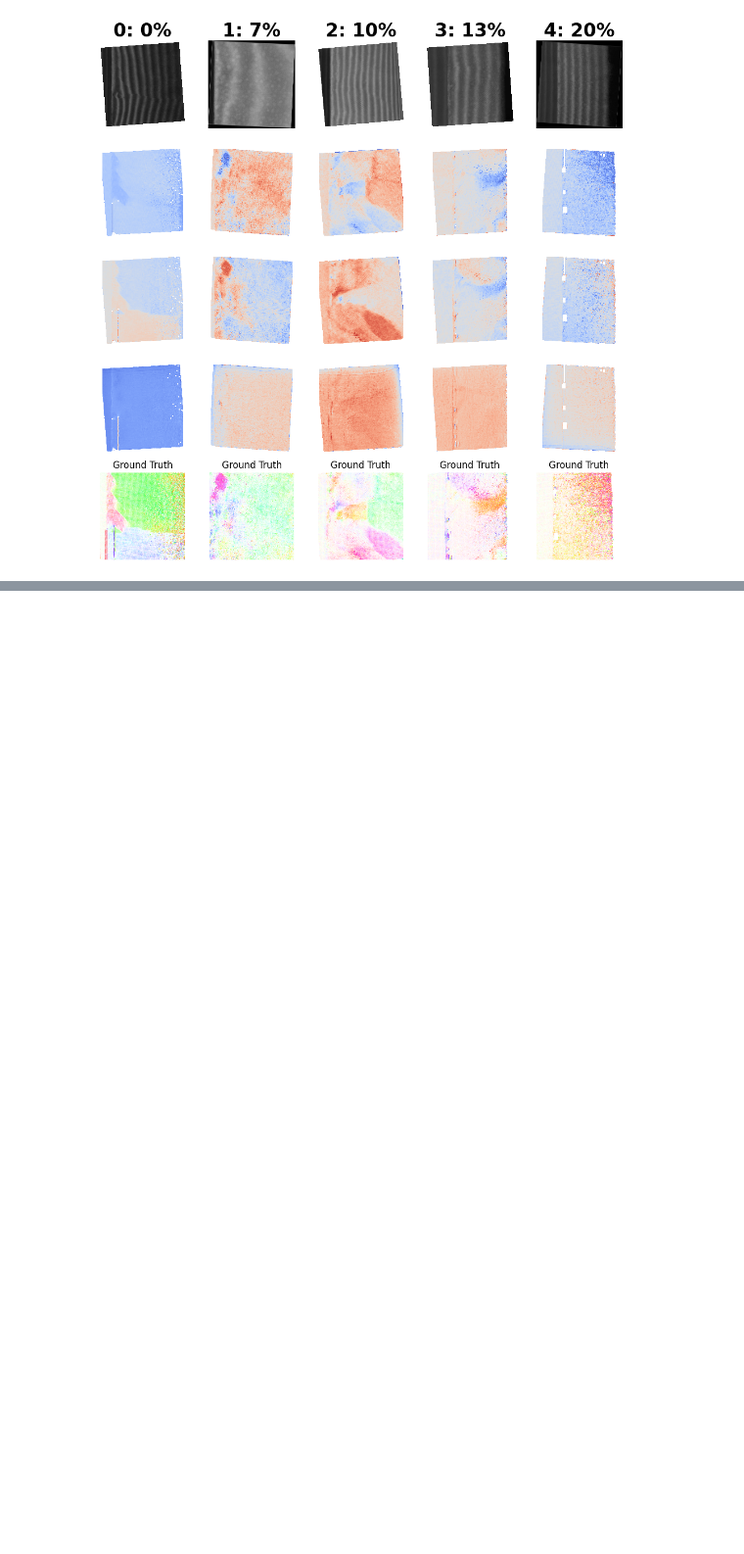
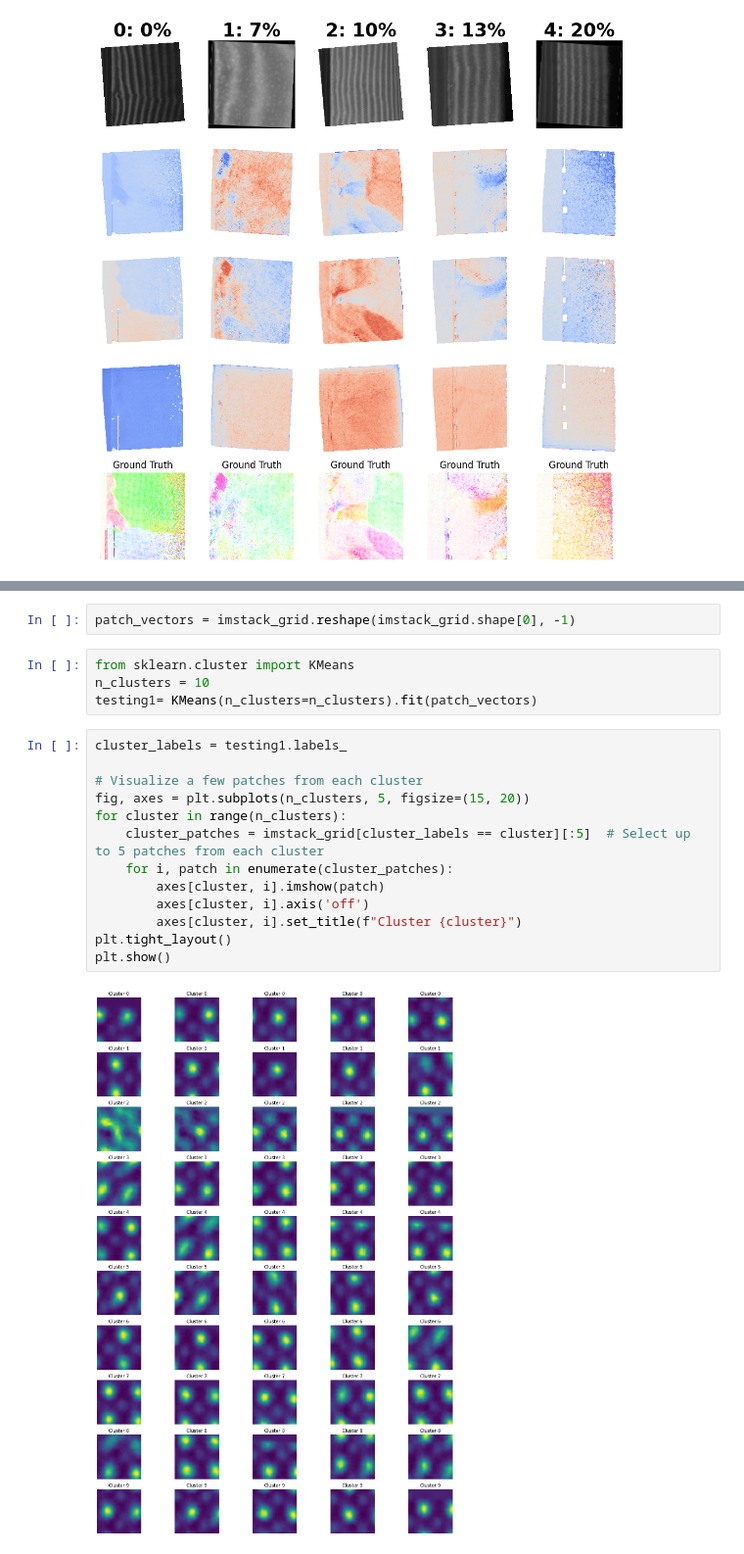
Before and after one commit to arman-terpetrosyan/hack_the_microscope24, a Jupyter notebook: data.ipynb, the cells around one changed output, grey strips where cells are left out. Shown at 98% size. Saved outputs shown, nothing was run; the diff lists cells and outputs as text; blank space fills up the shorter version.

Commit message:
clustering ex

```diff
--- a/data.ipynb
+++ b/data.ipynb
@@ -279,0 +280,21 @@ array([[  81,  378],
+# %%
+patch_vectors = imstack_grid.reshape(imstack_grid.shape[0], -1)
+# %%
+from sklearn.cluster import KMeans
+n_clusters = 10
+testing1= KMeans(n_clusters=n_clusters).fit(patch_vectors)
+# %%
+cluster_labels = testing1.labels_
+
+# Visualize a few patches from each cluster
+fig, axes = plt.subplots(n_clusters, 5, figsize=(15, 20))
+for cluster in range(n_clusters):
+    cluster_patches = imstack_grid[cluster_labels == cluster][:5]  # Select up to 5 patches from each cluster
+    for i, patch in enumerate(cluster_patches):
+        axes[cluster, i].imshow(patch)
+        axes[cluster, i].axis('off')
+        axes[cluster, i].set_title(f"Cluster {cluster}")
+plt.tight_layout()
+plt.show()
+# %% [output]
+[figure, added]
```
Also changed, not shown: parts of 6 cells of this notebook, 4 other files.
